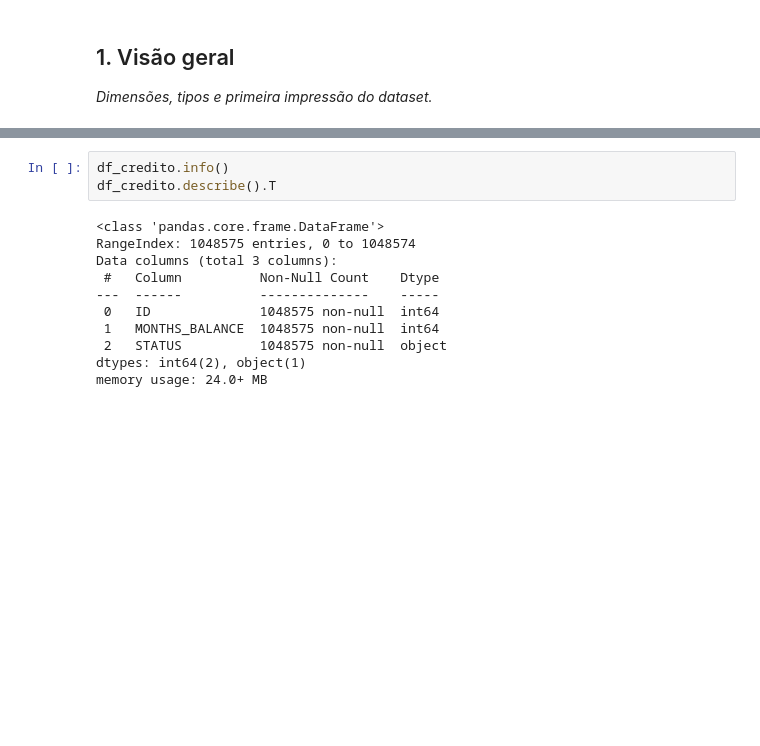
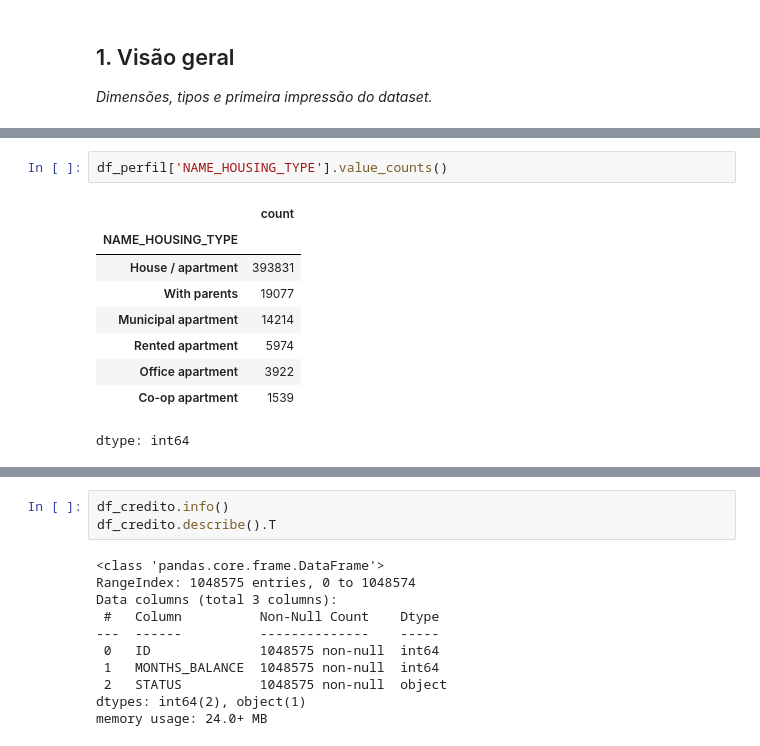
Before and after one commit to camilavbr/Tech_Challenge_Fase2_rm377839, a Jupyter notebook: notebooks/01_eda.ipynb, the cells around one changed output, grey strips where cells are left out. Saved outputs shown, nothing was run; the diff lists cells and outputs as text; blank space fills up the shorter version.

```diff
--- a/notebooks/01_eda.ipynb
+++ b/notebooks/01_eda.ipynb
@@ -147,0 +251,12 @@ memory usage: 60.2+ MB
+# %%
+df_perfil['NAME_HOUSING_TYPE'].value_counts()
+# %% [output]
+|  | count |
+| NAME_HOUSING_TYPE |  |
+| House / apartment | 393831 |
+| With parents | 19077 |
+| Municipal apartment | 14214 |
+| Rented apartment | 5974 |
+| Office apartment | 3922 |
+| Co-op apartment | 1539 |
+dtype: int64
```
Also changed, not shown: parts of 11 cells of this notebook.
